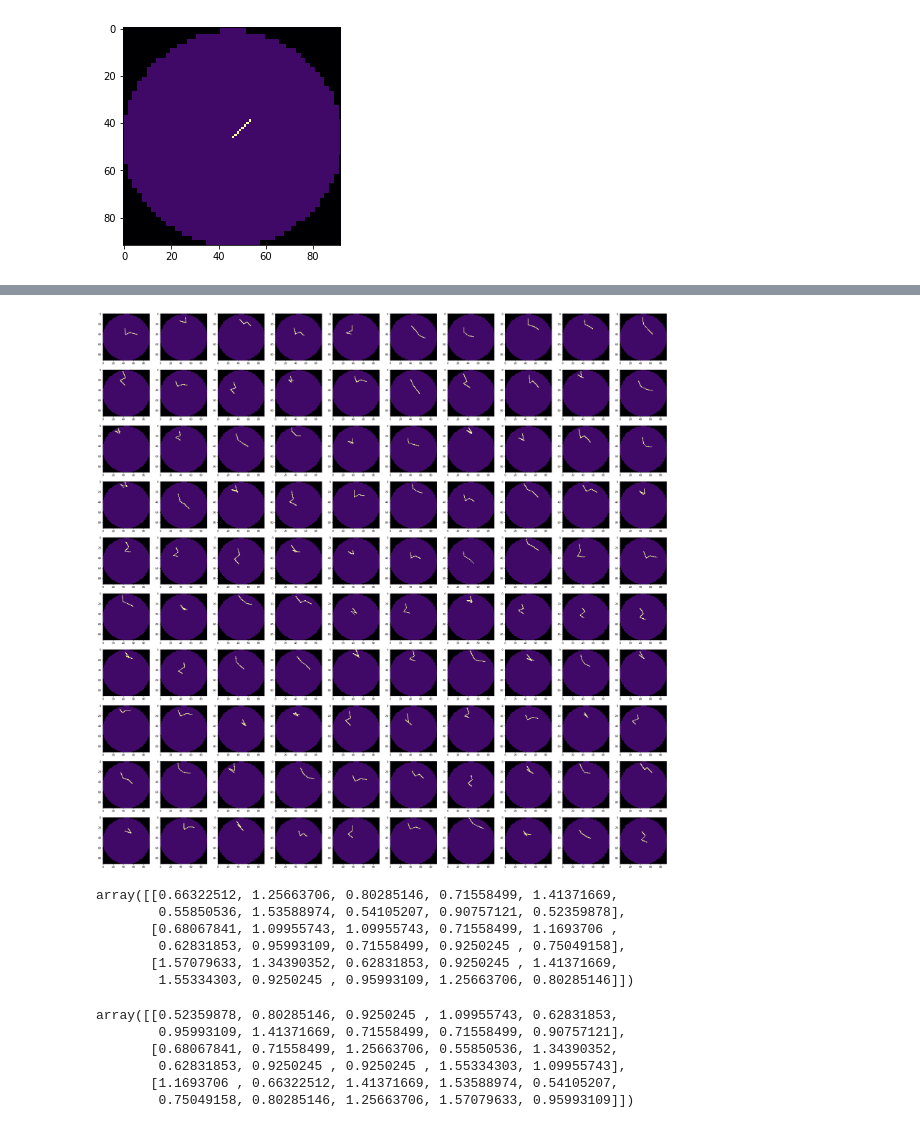
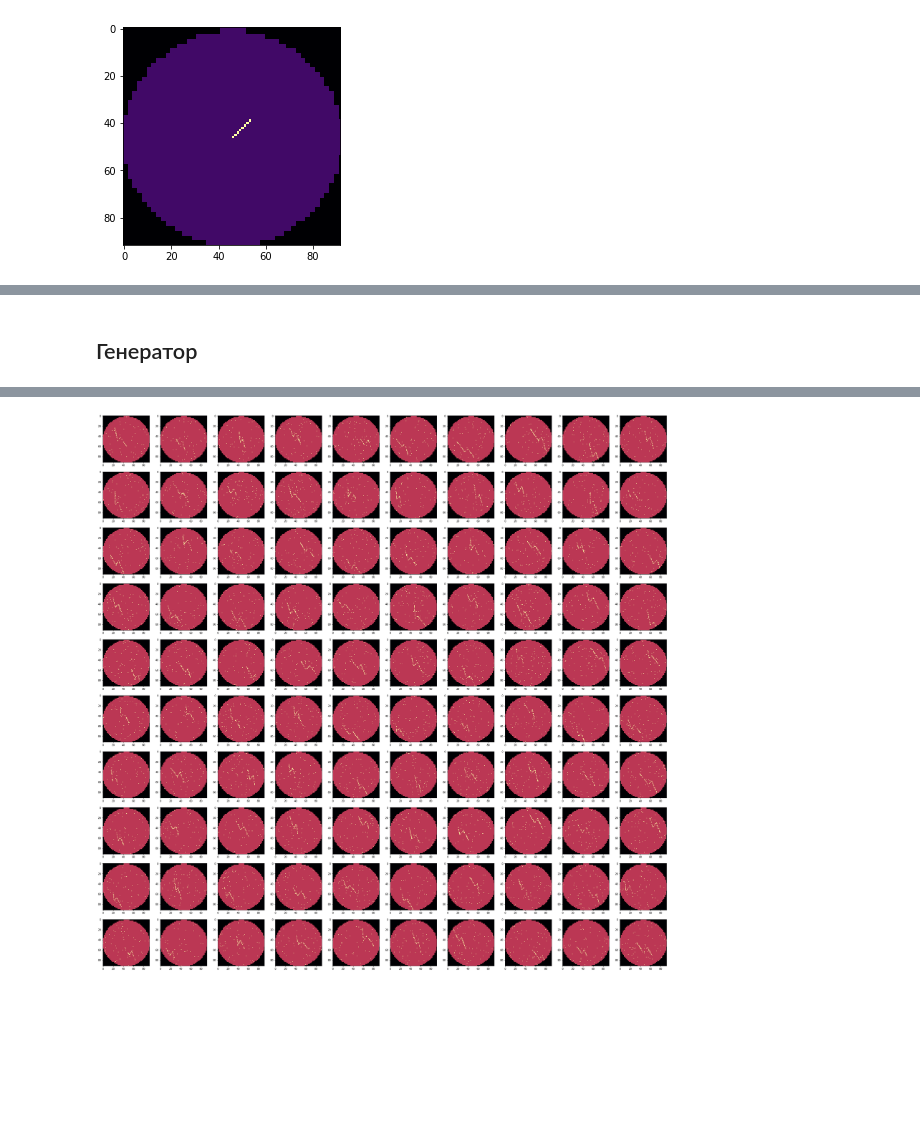
Before and after one commit to Keleas/Wafer_maps, a Jupyter notebook: Wafer_card_synthesis.ipynb, the cells around one changed output, grey strips where cells are left out. Drawn from its saved outputs; the diff is of its cells as text; code cells hidden in the pictures; blank space fills up the shorter version.

```diff
--- a/Wafer_card_synthesis.ipynb
+++ b/Wafer_card_synthesis.ipynb
@@ -564,7 +567,7 @@ def sawtooth_line(XC, YC, L0, angle, line_count):
     ## 1 - фон
     ## 0 - область, где нет ничего
     test[test == 2] = 1
-    COLOR_SCALE = 5
+    COLOR_SCALE = 2
 
     ## параметры уравнения
     def delta_(x,y):
@@ -619,7 +622,7 @@ def sawtooth_line(XC, YC, L0, angle, line_count):
                 x = int(X_[j])
                 y = int(Y_[j])
                 try:
-                    test[x,y] = 5
+                    test[x,y] = COLOR_SCALE
                 except IndexError:
                     break
 
@@ -631,10 +634,20 @@ def sawtooth_line(XC, YC, L0, angle, line_count):
     noise_img = test.copy()
     mask = np.random.randint(0, 2, size=noise_img.shape).astype(np.bool)
     mask[noise_img == 0] = False
-    r = np.random.poisson(lam=0.5, size=noise_img.shape)
+    r = np.random.poisson(lam=0.2, size=noise_img.shape)
+    unique, counts = np.unique(r, return_counts=True)
+    print(unique)
     # нормировка на шумы
-    # r = np.around(r//np.max(r))
+#     r = np.around(r//np.max(r))
     r[r==0] = 1
+    r[r>2] = 2
+    def switch_(x):
+        if x != 2 or x != 1:
+            return 1
+        else:
+            return x
+    switch = np.vectorize(switch_)
+#     r = switch(r)
     noise_img[mask] = r[mask]
 
     # test[test==0] = 1
@@ -756,0 +671,2 @@ sawtooth_line(XC, YC, L0, angle, line_count=3)
+# %% [markdown]
+## Генератор
@@ -759,26 +776,22 @@ sawtooth_line(XC, YC, L0, angle, line_count=3)
 
 N_POINT = 100
 
-L0 = np.random.randint(30, 40, size=N_POINT)
+L0 = np.random.randint(40, 55, size=N_POINT)
 
-XC = np.random.randint(0, 30, size=N_POINT)
-delta_xc1 = np.random.randint(-5, -3, size=N_POINT//2)
-delta_xc2 = np.random.randint(3, 10, size=N_POINT//2)
-delta_xc = np.hstack((delta_xc1, delta_xc2))
+XC = np.random.randint(15, 60, size=N_POINT)
+delta_xc = np.random.randint(-10, -3, size=N_POINT)
 np.random.shuffle(delta_xc)
 XC = np.vstack((XC, delta_xc))
 xc = np.array([[XC[0,i], XC[1,i]] for i in range(XC.shape[1])])
 
-YC = np.random.randint(30, 50, size=N_POINT)
-delta_yc1 = np.random.randint(-12, -5, size=N_POINT//2)
-delta_yc2 = np.random.randint(5, 12, size=N_POINT//2)
-delta_yc = np.hstack((delta_yc1, delta_yc2))
+YC = np.random.randint(10, 60, size=N_POINT)
+delta_yc = np.random.randint(5, 8, size=N_POINT)
 np.random.shuffle(delta_yc)
 YC = np.vstack((YC, delta_yc))
 yc = np.array([[YC[0,i], YC[1,i]] for i in range(YC.shape[1])])
 
 angle1 = np.random.randint(0, 40, size=N_POINT) * np.pi/180
-angle2 = np.random.randint(40, 90, size=N_POINT) * np.pi/180
+angle2 = np.random.randint(10, 40, size=N_POINT) * np.pi/180
 angle = np.vstack((angle1, angle2))
 angle = np.array([[angle[0,i], angle[1,i]] for i in range(angle.shape[1])])
 
@@ -789 +802 @@ Wall time: 1.09 s
-[figure, old version]
+[figure, new version]
@@ -799,23 +802,0 @@ for i in range(XC.shape[1]):
-# %%
-angle1 = np.random.randint(30, 100, size=10) * np.pi/180
-angle2 = np.random.randint(30, 100, size=10) * np.pi/180
-angle3 = np.random.randint(30, 100, size=10) * np.pi/180
-angle = np.vstack((angle1, angle2, angle3))
-angle
-# %% [output]
-array([[0.66322512, 1.25663706, 0.80285146, 0.71558499, 1.41371669,
-        0.55850536, 1.53588974, 0.54105207, 0.90757121, 0.52359878],
-       [0.68067841, 1.09955743, 1.09955743, 0.71558499, 1.1693706 ,
-        0.62831853, 0.95993109, 0.71558499, 0.9250245 , 0.75049158],
-       [1.57079633, 1.34390352, 0.62831853, 0.9250245 , 1.41371669,
-        1.55334303, 0.9250245 , 0.95993109, 1.25663706, 0.80285146]])
-# %%
-np.random.shuffle(angle)
-angle
-# %% [output]
-array([[0.52359878, 0.80285146, 0.9250245 , 1.09955743, 0.62831853,
-        0.95993109, 1.41371669, 0.71558499, 0.71558499, 0.90757121],
-       [0.68067841, 0.71558499, 1.25663706, 0.55850536, 1.34390352,
-        0.62831853, 0.9250245 , 0.9250245 , 1.55334303, 1.09955743],
-       [1.1693706 , 0.66322512, 1.41371669, 1.53588974, 0.54105207,
-        0.75049158, 0.80285146, 1.25663706, 1.57079633, 0.95993109]])
```
Also changed, not shown: parts of 12 cells of this notebook, 1 other file.
